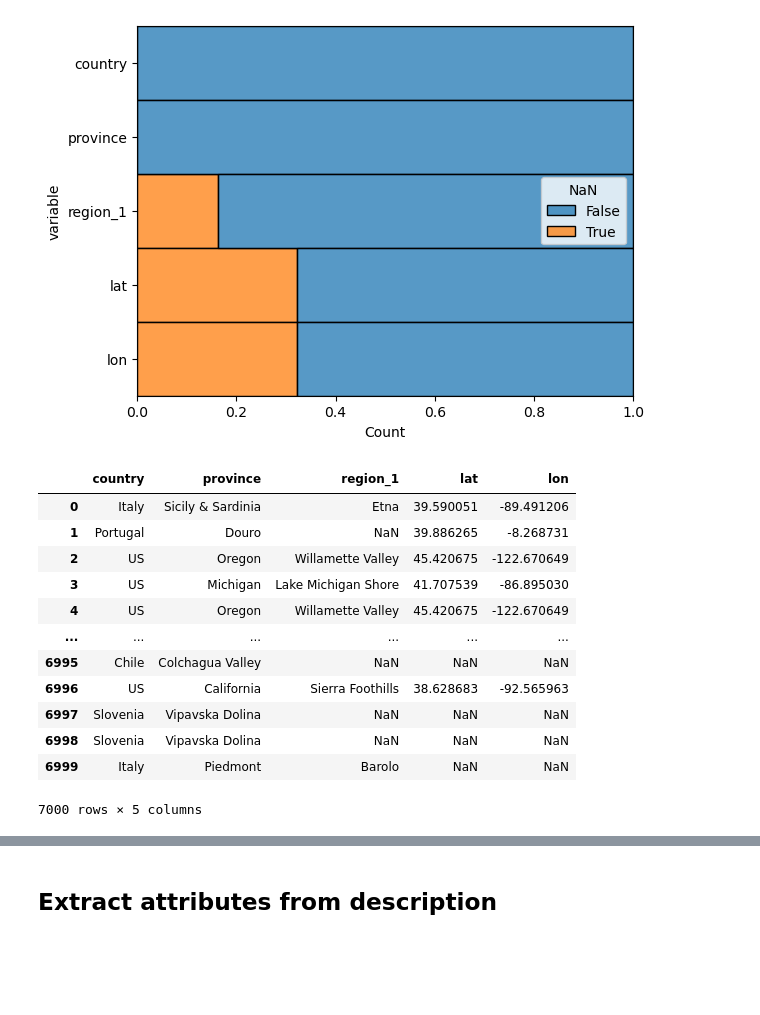
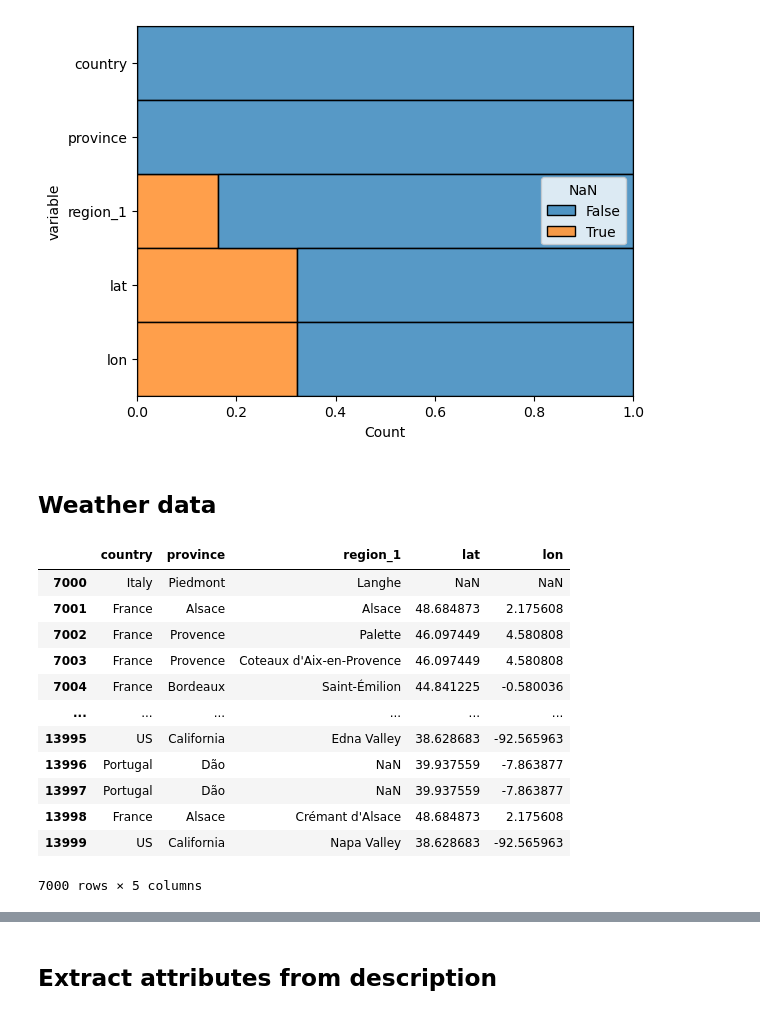
Before and after one commit to Alex020250/AppliedDataScience, a Jupyter notebook: Code/preprocessing.ipynb, the cells around one changed output, grey strips where cells are left out. Drawn from its saved outputs; the diff is of its cells as text; code cells hidden in the pictures; blank space fills up the shorter version.

Commit message:
add more weather data and pictures of eda

```diff
--- a/Code/preprocessing.ipynb
+++ b/Code/preprocessing.ipynb
@@ -289,3 +289,5 @@ df.isna().sum()
 df.info()
 # %%
 df.to_csv('..\Data\winemag-data-130k-v2+geo.csv', sep=';')
+# %% [markdown]
+## Weather data
@@ -292,21 +296,21 @@ df.to_csv('..\Data\winemag-data-130k-v2+geo.csv', sep=';')
 # %%
 df = pd.read_csv('..\Data\winemag-data-130k-v2+geo.csv', index_col=0, delimiter=';')
 # %%
-df = df[:7000]
+df = df[7000:14000]
 df
 # %% [output]
 |  | country | province | region_1 | lat | lon |
-| 0 | Italy | Sicily & Sardinia | Etna | 39.590051 | -89.491206 |
-| 1 | Portugal | Douro | NaN | 39.886265 | -8.268731 |
-| 2 | US | Oregon | Willamette Valley | 45.420675 | -122.670649 |
-| 3 | US | Michigan | Lake Michigan Shore | 41.707539 | -86.895030 |
-| 4 | US | Oregon | Willamette Valley | 45.420675 | -122.670649 |
+| 7000 | Italy | Piedmont | Langhe | NaN | NaN |
+| 7001 | France | Alsace | Alsace | 48.684873 | 2.175608 |
+| 7002 | France | Provence | Palette | 46.097449 | 4.580808 |
+| 7003 | France | Provence | Coteaux d'Aix-en-Provence | 46.097449 | 4.580808 |
+| 7004 | France | Bordeaux | Saint-Émilion | 44.841225 | -0.580036 |
 | ... | ... | ... | ... | ... | ... |
-| 6995 | Chile | Colchagua Valley | NaN | NaN | NaN |
-| 6996 | US | California | Sierra Foothills | 38.628683 | -92.565963 |
-| 6997 | Slovenia | Vipavska Dolina | NaN | NaN | NaN |
-| 6998 | Slovenia | Vipavska Dolina | NaN | NaN | NaN |
-| 6999 | Italy | Piedmont | Barolo | NaN | NaN |
+| 13995 | US | California | Edna Valley | 38.628683 | -92.565963 |
+| 13996 | Portugal | Dão | NaN | 39.937559 | -7.863877 |
+| 13997 | Portugal | Dão | NaN | 39.937559 | -7.863877 |
+| 13998 | France | Alsace | Crémant d'Alsace | 48.684873 | 2.175608 |
+| 13999 | US | California | Napa Valley | 38.628683 | -92.565963 |
 7000 rows × 5 columns
 # %%
 dict = {}
```
Also changed, not shown: parts of 3 cells of this notebook, 13 other files.
